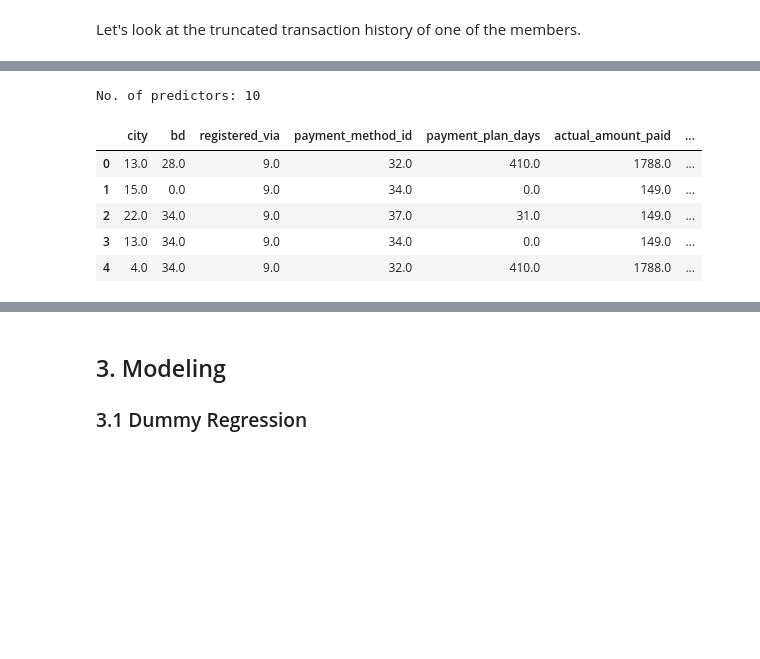
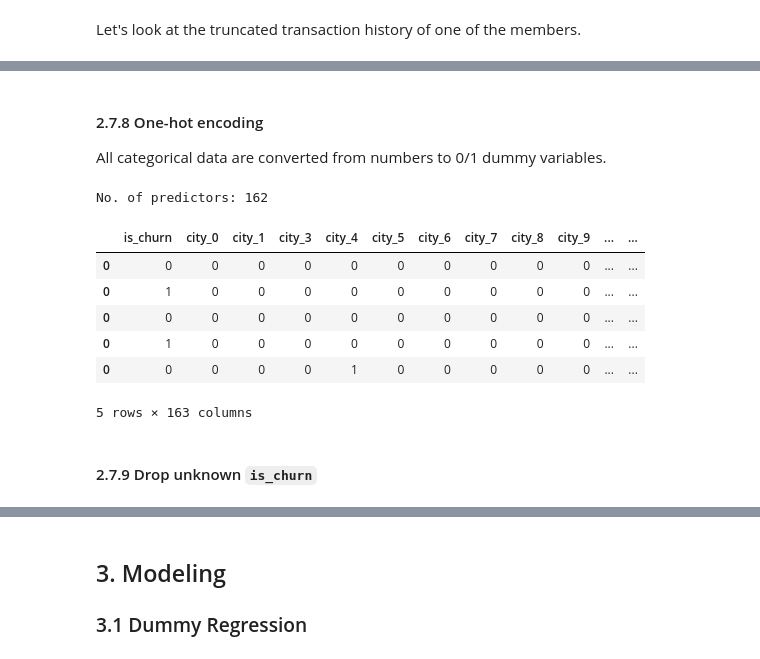
Before and after one commit to ysereda/Springboard, a Jupyter notebook: Capstone2_CustomerChurn.ipynb, the cells around one changed output, grey strips where cells are left out. Saved outputs shown, nothing was run; the diff lists cells and outputs as text; code cells hidden in the pictures; blank space fills up the shorter version.

```diff
--- a/Capstone2_CustomerChurn.ipynb
+++ b/Capstone2_CustomerChurn.ipynb
@@ -1507,4 +1518,5 @@ Drop ID, plan_list_price, and time columns:
 # %%
-df = mt_cut1.drop(['msno','plan_list_price','registration_init_time','transaction_date','membership_expire_date'],axis=1)
-df.head()
+mt_cutn = mt_cutn.drop(['msno','plan_list_price','registration_init_time','transaction_date','membership_expire_date'],axis=1)
+print(mt_cutn.shape)
+mt_cutn.head()
 # %% [output]
@@ -1518,0 +1532,4 @@ df.head()
+# %%
+mt_cutn = mt_cutn.drop(['registration_weekday'],axis=1)
+print(mt_cutn.shape)
+mt_cutn.head()
@@ -1518,0 +1546,4 @@ df.head()
+# %%
+for col in ['city','bd','registered_via','payment_method_id','payment_plan_days','is_auto_renew','is_cancel','is_churn']:
+    mt_cutn.loc[:,col] = mt_cutn[col].astype('int64') # convert data type
+mt_cut.dtypes # verify
@@ -1518,0 +1580,19 @@ df.head()
+# %%
+print("Reshape features to have one row per member")
+# Column names for all features in all transactions
+columns = list(['city','bd','gender','registered_via'])
+for i in range(1,n_trans+1):
+    for col in ['payment_method_id','payment_plan_days','actual_amount_paid','is_auto_renew','is_cancel','discount']:
+        columns.append(col+str(i))
+columns.append('is_churn')
+#columns.append('registration_weekday')
+print(columns)
+mt_cutn_1row = pd.DataFrame(columns=columns)
+for i in range(mt_cutn.shape[0]//n_trans): # members
+    tr_all = mt_cutn.iloc[i * n_trans, 0:4] # common columns for all transactions
+    for t in range(n_trans):
+        tr_all = np.concatenate((tr_all, mt_cutn.iloc[i * n_trans + t, 4:10]), axis=0)
+    tr_all = np.concatenate((tr_all, mt_cutn.iloc[(i+1) * n_trans - 1, 10:len(mt_cutn.columns)]), axis=0) # is_churn, added features
+    tr_all = pd.DataFrame(tr_all, index=columns).transpose()
+    mt_cutn_1row = mt_cutn_1row.append(tr_all)
+mt_cutn_1row.head()
@@ -1519,12 +1608,18 @@ df.head()
+# %% [markdown]
+#### 2.7.8 One-hot encoding
+All categorical data are converted from numbers to 0/1 dummy variables.
 # %%
-df_dummy = pd.get_dummies(df, drop_first=True)
+df = pd.get_dummies(mt_cutn_1row, drop_first=False, columns=mt_cutn_1row.columns.drop('is_churn')) # do not hot-encode labels
 print("No. of predictors:", df.shape[1]-1)
-df_dummy.head()
+df.head()
 # %% [output]
-No. of predictors: 10
+No. of predictors: 162
-|  | city | bd | registered_via | payment_method_id | payment_plan_days | actual_amount_paid | ... |
-| 0 | 13.0 | 28.0 | 9.0 | 32.0 | 410.0 | 1788.0 | ... |
-| 1 | 15.0 | 0.0 | 9.0 | 34.0 | 0.0 | 149.0 | ... |
-| 2 | 22.0 | 34.0 | 9.0 | 37.0 | 31.0 | 149.0 | ... |
-| 3 | 13.0 | 34.0 | 9.0 | 34.0 | 0.0 | 149.0 | ... |
-| 4 | 4.0 | 34.0 | 9.0 | 32.0 | 410.0 | 1788.0 | ... |
+|  | is_churn | city_0 | city_1 | city_3 | city_4 | city_5 | city_6 | city_7 | city_8 | city_9 | ... | ... |
+| 0 | 0 | 0 | 0 | 0 | 0 | 0 | 0 | 0 | 0 | 0 | ... | ... |
+| 0 | 1 | 0 | 0 | 0 | 0 | 0 | 0 | 0 | 0 | 0 | ... | ... |
+| 0 | 0 | 0 | 0 | 0 | 0 | 0 | 0 | 0 | 0 | 0 | ... | ... |
+| 0 | 1 | 0 | 0 | 0 | 0 | 0 | 0 | 0 | 0 | 0 | ... | ... |
+| 0 | 0 | 0 | 0 | 0 | 1 | 0 | 0 | 0 | 0 | 0 | ... | ... |
+5 rows × 163 columns
+# %% [markdown]
+#### 2.7.9 Drop unknown `is_churn`
```
Also changed, not shown: parts of 90 cells of this notebook, 3 other files.
